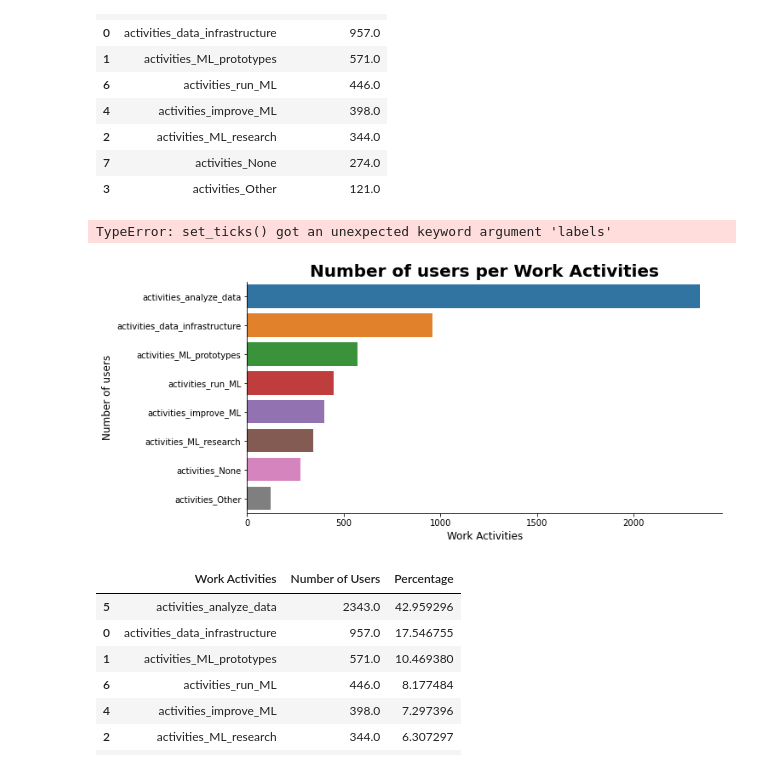
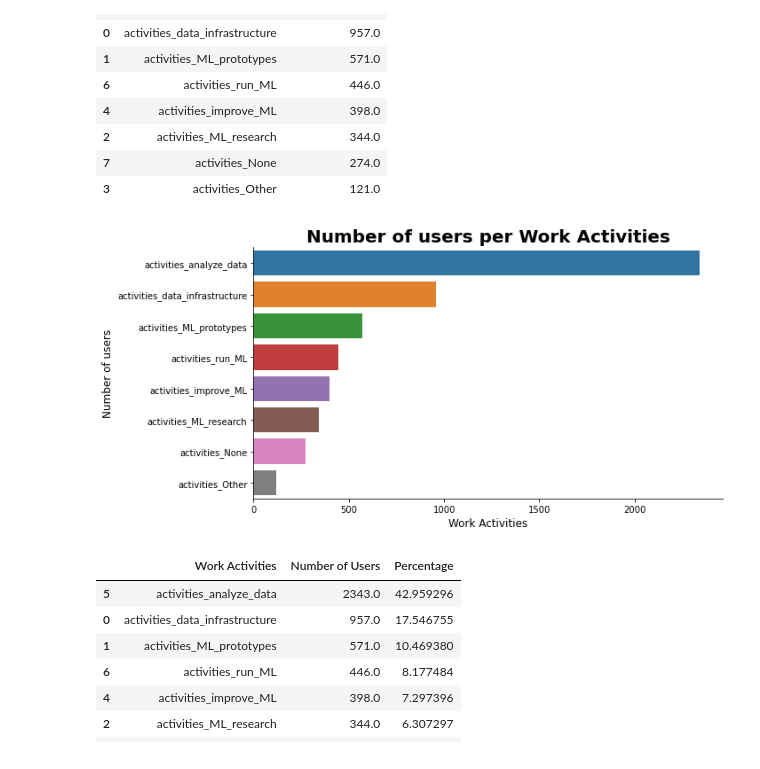
Before and after one commit to Adalab/project-da-promo-d-module-2-team-2-, a Jupyter notebook: notebooks/visualizacion.ipynb, the cells around one changed output. Cells and saved outputs as stored; diff of their text form; code cells hidden in the pictures.

```diff
--- a/notebooks/visualizacion.ipynb
+++ b/notebooks/visualizacion.ipynb
@@ -170,24 +186,23 @@ df_work_acts
 # %%
 plt.figure(figsize=(10, 5))
 
 fig=sns.barplot(y='Work Activities', x= 'Number of Users', data=df_work_acts, order= df_work_acts.sort_values('Number of Users', ascending= False)['Work Activities'])
 
 fig.set_title('Number of users per Work Activities', fontsize = 20, fontweight = 'bold')
 
 fig.spines[["top", "right"]].set_visible(False)
 
 fig.set_xlabel (xlabel = "Work Activities", fontsize = 12)
 fig.set_ylabel (ylabel = "Number of users", fontsize = 12)
 
-fig.set_xticks(ticks = [0, 500, 1000, 1500, 2000, 2500], labels = [0, 500, 1000, 1500, 2000, 2500], rotation= 0, fontsize = 15)
-fig.set_yticks(ticks = [0, 1, 2, 3, 4, 5, 6, 7], labels = ["Analyze data", "Build/run data infrastructure", "Build ML prototypes", "Build/run ML service", "ML improvement", "ML research", "None", "Other"], rotation = 0, fontsize = 15)
+#fig.set_xticks(ticks = [0, 500, 1000, 1500, 2000, 2500], labels = [0, 500, 1000, 1500, 2000, 2500], rotation= 0, fontsize = 15)
+#fig.set_yticks(ticks = [0, 1, 2, 3, 4, 5, 6, 7], labels = ["Analyze data", "Build/run data infrastructure", "Build ML prototypes", "Build/run ML service", "ML improvement", "ML research", "None", "Other"], rotation = 0, fontsize = 15)
 
 plt.tight_layout()
 
 plt.show()
 # %% [output]
-TypeError: set_ticks() got an unexpected keyword argument 'labels'
-[figure, old version]
+[figure, new version]
 # %%
 df_work_acts['Percentage'] = df_work_acts['Number of Users'] / df_work_acts['Number of Users'].sum() * 100
 # %%
```
Also changed, not shown: parts of 24 cells of this notebook, 3 other files.
